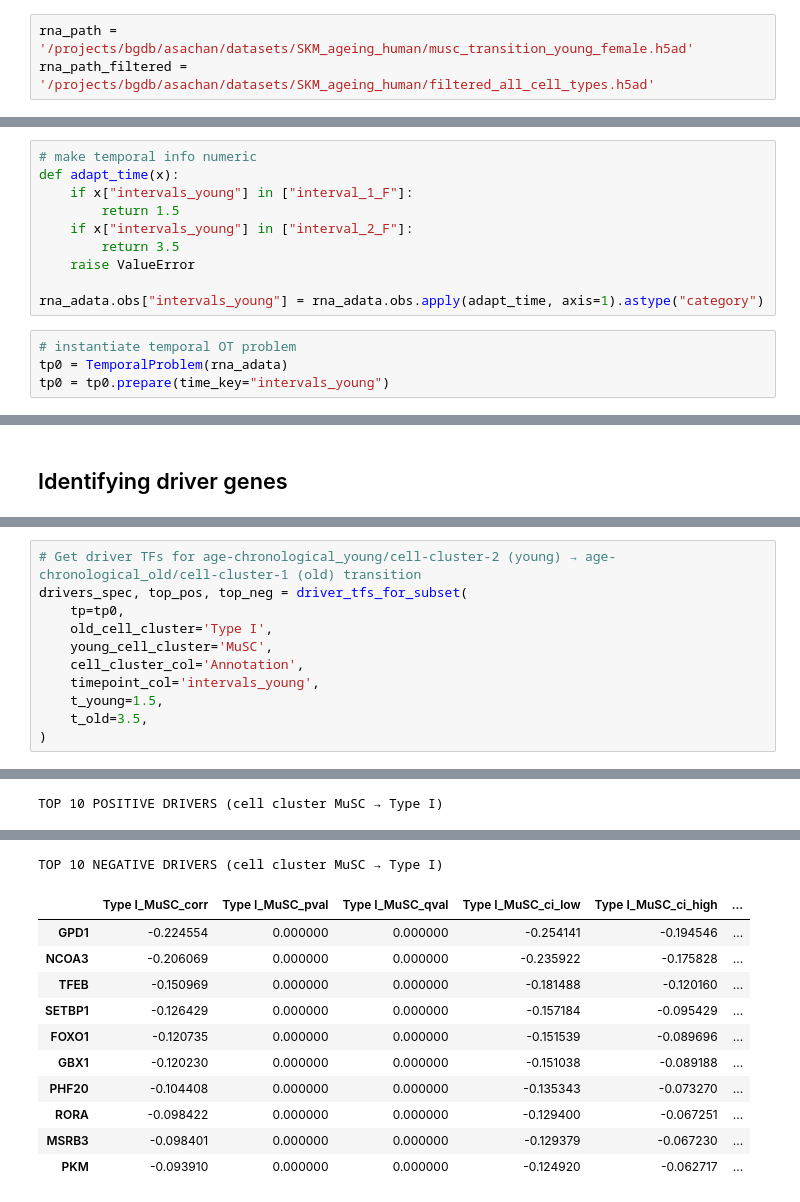
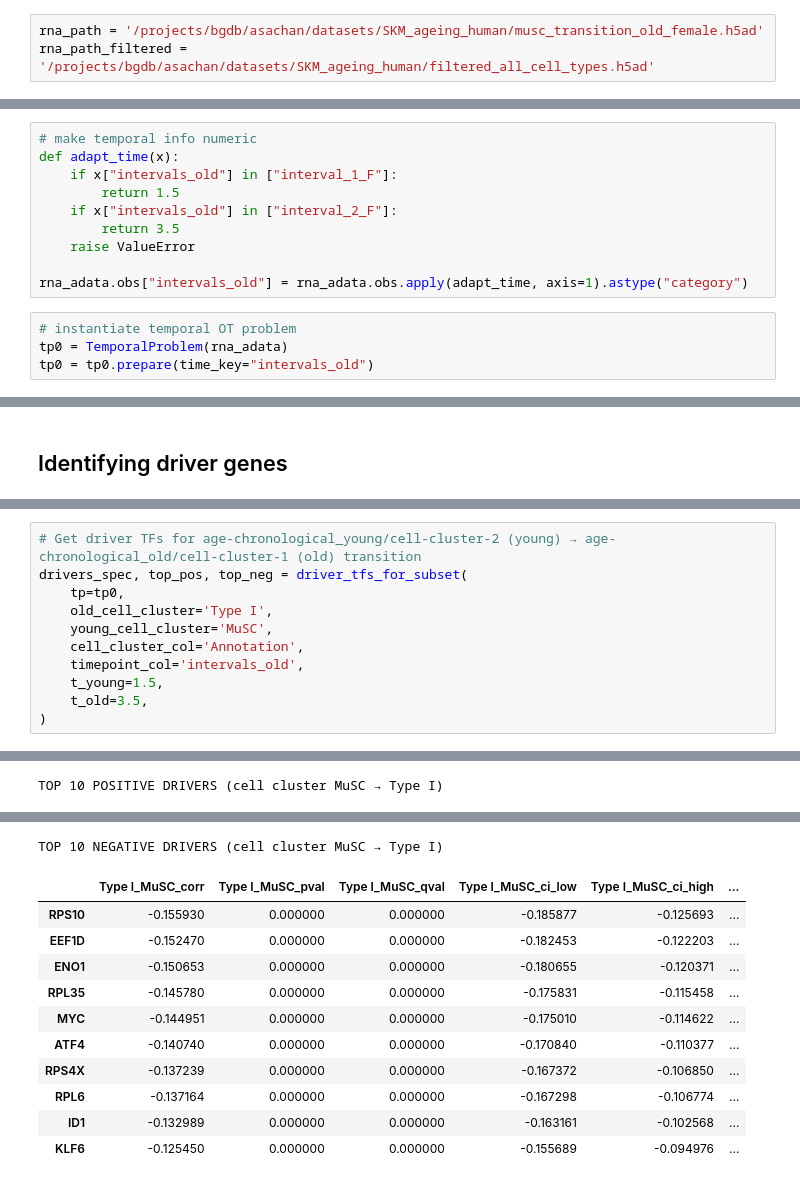
Before and after one commit to sachha-naksha/moscot_analysis, a Jupyter notebook: ageing_skm.ipynb, the cells around one changed output, grey strips where cells are left out. Cells and saved outputs as stored; diff of their text form.

```diff
--- a/ageing_skm.ipynb
+++ b/ageing_skm.ipynb
@@ -64,7 +64,7 @@ sc.set_figure_params(scanpy=True, dpi=80, dpi_save=200)
 warnings.simplefilter("ignore", UserWarning)
 warnings.simplefilter("ignore", FutureWarning)
 # %%
-rna_path = '/projects/bgdb/asachan/datasets/SKM_ageing_human/musc_transition_young_female.h5ad'
+rna_path = '/projects/bgdb/asachan/datasets/SKM_ageing_human/musc_transition_old_female.h5ad'
 rna_path_filtered = '/projects/bgdb/asachan/datasets/SKM_ageing_human/filtered_all_cell_types.h5ad'
 # %%
 rna_adata = sc.read_h5ad(rna_path)
@@ -257,16 +257,16 @@ rna_adata.obs
 # %%
 # make temporal info numeric
 def adapt_time(x):
-    if x["intervals_young"] in ["interval_1_F"]:
+    if x["intervals_old"] in ["interval_1_F"]:
         return 1.5
-    if x["intervals_young"] in ["interval_2_F"]:
+    if x["intervals_old"] in ["interval_2_F"]:
         return 3.5
     raise ValueError
 
-rna_adata.obs["intervals_young"] = rna_adata.obs.apply(adapt_time, axis=1).astype("category")
+rna_adata.obs["intervals_old"] = rna_adata.obs.apply(adapt_time, axis=1).astype("category")
 # %%
 # instantiate temporal OT problem
 tp0 = TemporalProblem(rna_adata)
-tp0 = tp0.prepare(time_key="intervals_young")
+tp0 = tp0.prepare(time_key="intervals_old")
 # %% [output]
 INFO     Computing pca with `n_comps=30` for `xy` using `adata.X`
@@ -510,7 +507,7 @@ drivers_spec, top_pos, top_neg = driver_tfs_for_subset(
     old_cell_cluster='Type I',
     young_cell_cluster='MuSC',
     cell_cluster_col='Annotation',
-    timepoint_col='intervals_young',
+    timepoint_col='intervals_old',
     t_young=1.5,
     t_old=3.5,
 )
@@ -543,12 +540,12 @@ TOP 10 POSITIVE DRIVERS (cell cluster MuSC → Type I)
 TOP 10 NEGATIVE DRIVERS (cell cluster MuSC → Type I)
 |  | Type I_MuSC_corr | Type I_MuSC_pval | Type I_MuSC_qval | Type I_MuSC_ci_low | Type I_MuSC_ci_high | ... |
-| GPD1 | -0.224554 | 0.000000 | 0.000000 | -0.254141 | -0.194546 | ... |
-| NCOA3 | -0.206069 | 0.000000 | 0.000000 | -0.235922 | -0.175828 | ... |
-| TFEB | -0.150969 | 0.000000 | 0.000000 | -0.181488 | -0.120160 | ... |
-| SETBP1 | -0.126429 | 0.000000 | 0.000000 | -0.157184 | -0.095429 | ... |
-| FOXO1 | -0.120735 | 0.000000 | 0.000000 | -0.151539 | -0.089696 | ... |
-| GBX1 | -0.120230 | 0.000000 | 0.000000 | -0.151038 | -0.089188 | ... |
-| PHF20 | -0.104408 | 0.000000 | 0.000000 | -0.135343 | -0.073270 | ... |
-| RORA | -0.098422 | 0.000000 | 0.000000 | -0.129400 | -0.067251 | ... |
-| MSRB3 | -0.098401 | 0.000000 | 0.000000 | -0.129379 | -0.067230 | ... |
-| PKM | -0.093910 | 0.000000 | 0.000000 | -0.124920 | -0.062717 | ... |
+| RPS10 | -0.155930 | 0.000000 | 0.000000 | -0.185877 | -0.125693 | ... |
+| EEF1D | -0.152470 | 0.000000 | 0.000000 | -0.182453 | -0.122203 | ... |
+| ENO1 | -0.150653 | 0.000000 | 0.000000 | -0.180655 | -0.120371 | ... |
+| RPL35 | -0.145780 | 0.000000 | 0.000000 | -0.175831 | -0.115458 | ... |
+| MYC | -0.144951 | 0.000000 | 0.000000 | -0.175010 | -0.114622 | ... |
+| ATF4 | -0.140740 | 0.000000 | 0.000000 | -0.170840 | -0.110377 | ... |
+| RPS4X | -0.137239 | 0.000000 | 0.000000 | -0.167372 | -0.106850 | ... |
+| RPL6 | -0.137164 | 0.000000 | 0.000000 | -0.167298 | -0.106774 | ... |
+| ID1 | -0.132989 | 0.000000 | 0.000000 | -0.163161 | -0.102568 | ... |
+| KLF6 | -0.125450 | 0.000000 | 0.000000 | -0.155689 | -0.094976 | ... |
```
Also changed, not shown: parts of 18 cells of this notebook.
